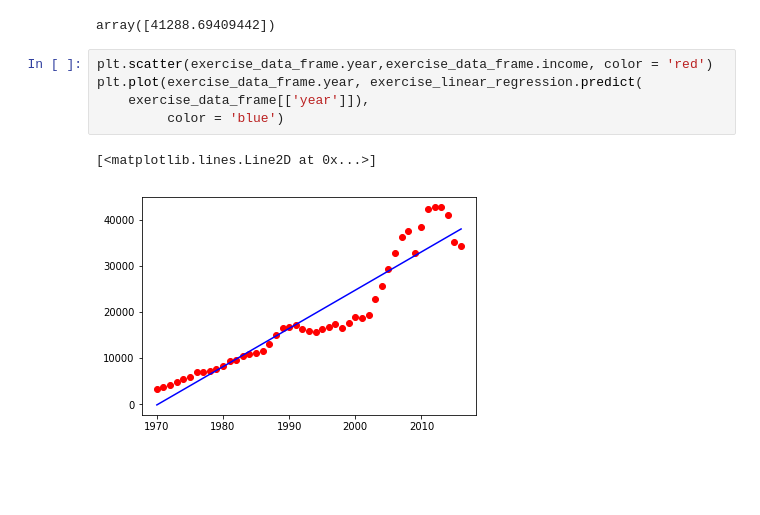
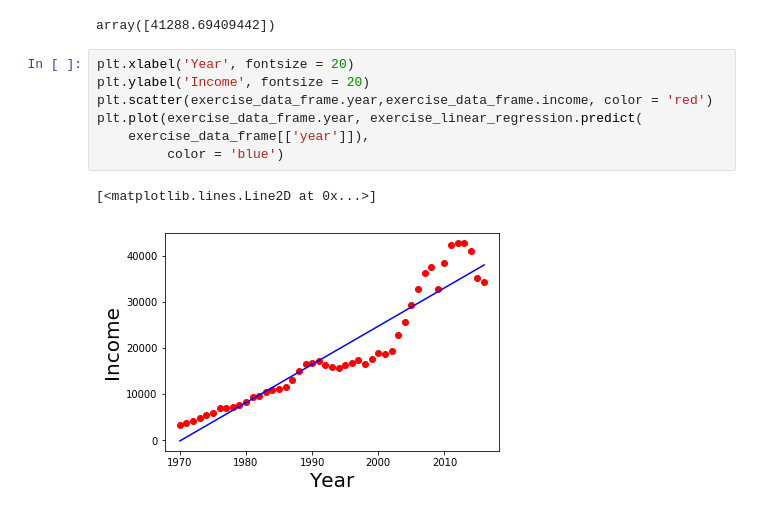
Before and after one commit to samrat19/MY_Machine_Learning_Notebook, a Jupyter notebook: LinearRegression.ipynb, the cells around one changed output. Cells and saved outputs as stored; diff of their text form; blank space fills up the shorter version.

```diff
--- a/LinearRegression.ipynb
+++ b/LinearRegression.ipynb
@@ -72,10 +72,12 @@ y1
 # %% [output]
 array([41288.69409442])
 # %%
+plt.xlabel('Year', fontsize = 20)
+plt.ylabel('Income', fontsize = 20)
 plt.scatter(exercise_data_frame.year,exercise_data_frame.income, color = 'red')
 plt.plot(exercise_data_frame.year, exercise_linear_regression.predict(
     exercise_data_frame[['year']]),
          color = 'blue')
 # %% [output]
 [<matplotlib.lines.Line2D at 0x...>]
-[figure, old version]
+[figure, new version]
```
